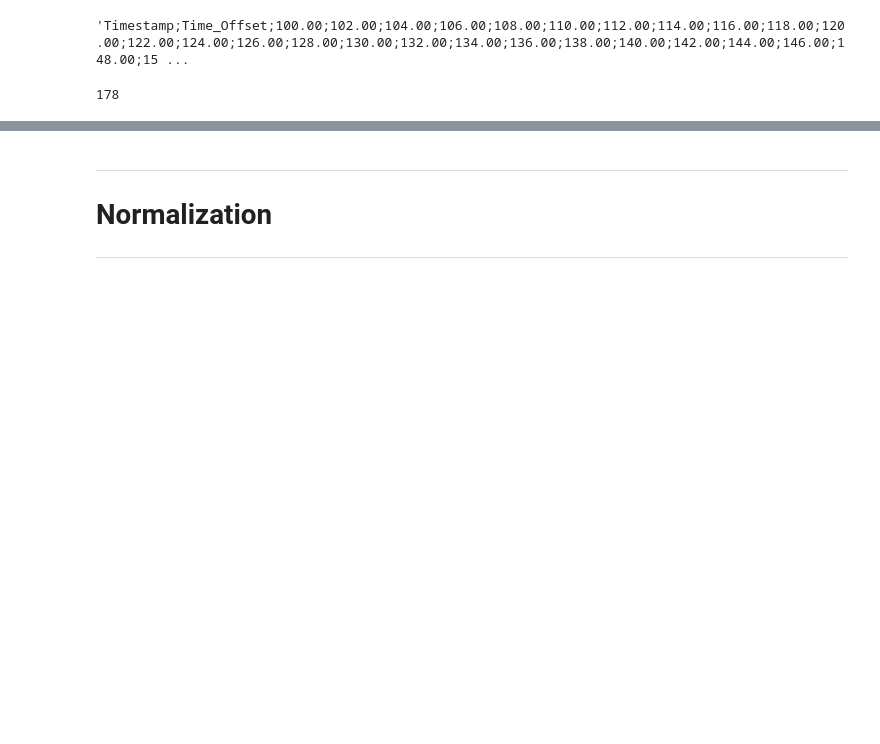
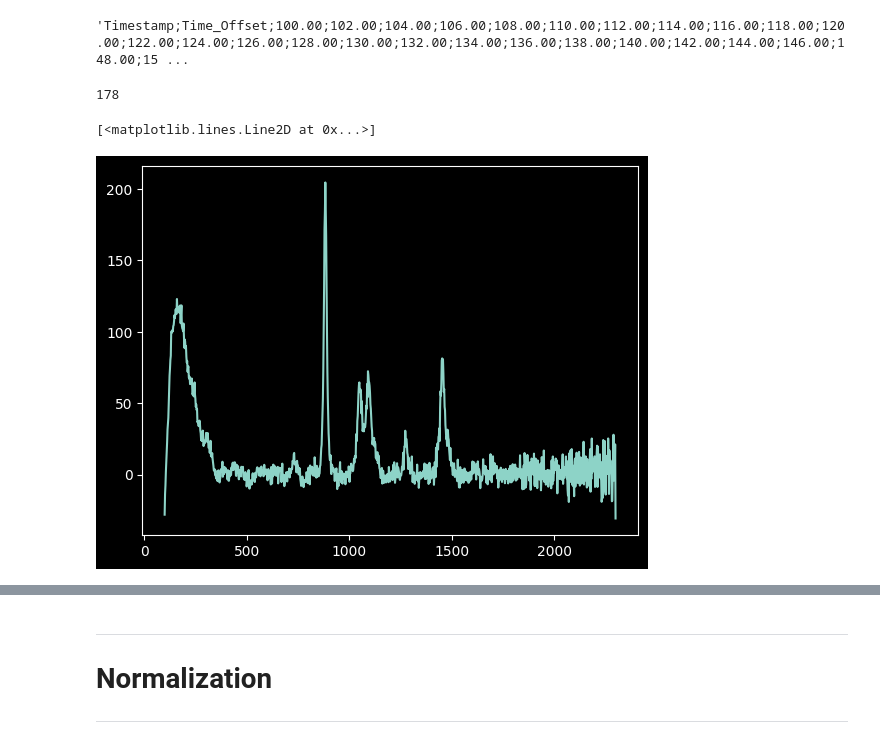
Before and after one commit to oftavira/raman, a Jupyter notebook: colaboraciones/adanf/sep.ipynb, the cells around one changed output, grey strips where cells are left out. Cells and saved outputs as stored; diff of their text form; code cells hidden in the pictures; blank space fills up the shorter version.

```diff
--- a/colaboraciones/adanf/sep.ipynb
+++ b/colaboraciones/adanf/sep.ipynb
@@ -30,19 +30,24 @@ class TimeResolvedRaman():
         self.time_s = time_s
         self.x = x
         self.y = y
+# %%
+wavenumbers = data.pop(0)[2:]
+x_axis = []
+
+for e in wavenumbers:
+    x_axis.append(float(e.replace(',', '.')))
 # %%
-wavenumbers = data.pop(0)[2:]
-xaxis = []
-
-for e in wavenumbers:
-    xaxis.append(float(e.replace(',', '.')))
-
-yf = []
+specs = []
 
 for line in data:
     st_list = line[2:]
     fl_list = []
     for e in st_list:
         fl_list.append(float(e.replace(',', '.')))
-    raman = TimeResolvedRaman(xaxis, fl_list, line[1], line[0])
-    yf.append(raman)
+    raman = TimeResolvedRaman(x_axis, fl_list, line[1], line[0])
+    specs.append(raman)
+# %%
+plt.plot(specs[0].x, specs[0].y)
+# %% [output]
+[<matplotlib.lines.Line2D at 0x...>]
+[figure, added]
```
Also changed, not shown: parts of 9 cells of this notebook, 2 other files.
